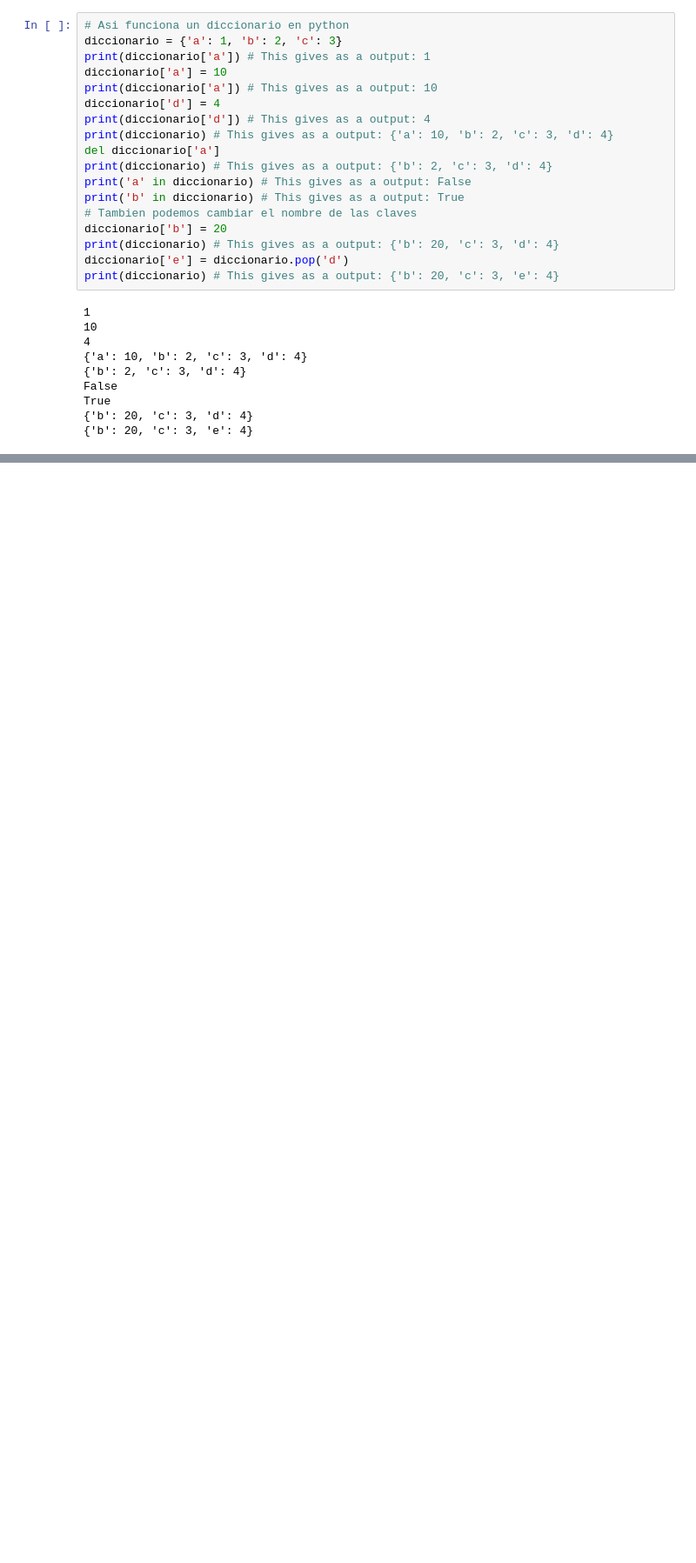
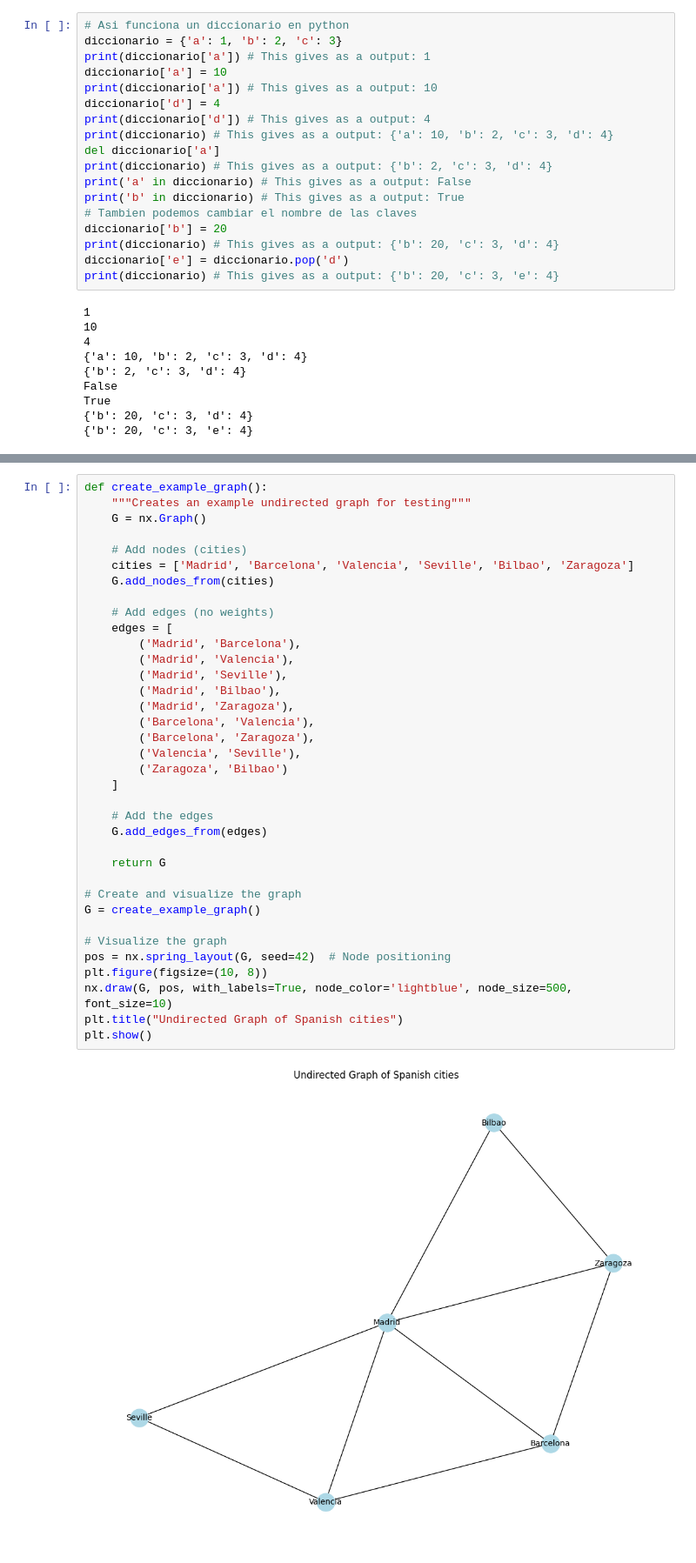
Before and after one commit to AhmedBegggaUA/MD2025, a Jupyter notebook: _build/jupyter_execute/kk.ipynb, the cells around one changed output, grey strips where cells are left out. Shown at 87% size. Saved outputs shown, nothing was run; the diff lists cells and outputs as text; blank space fills up the shorter version.

```diff
--- a/_build/jupyter_execute/kk.ipynb
+++ b/_build/jupyter_execute/kk.ipynb
@@ -72,0 +152,38 @@ True
+# %%
+def create_example_graph():
+    """Creates an example undirected graph for testing"""
+    G = nx.Graph()
+
+    # Add nodes (cities)
+    cities = ['Madrid', 'Barcelona', 'Valencia', 'Seville', 'Bilbao', 'Zaragoza']
+    G.add_nodes_from(cities)
+
+    # Add edges (no weights)
+    edges = [
+        ('Madrid', 'Barcelona'),
+        ('Madrid', 'Valencia'),
+        ('Madrid', 'Seville'),
+        ('Madrid', 'Bilbao'),
+        ('Madrid', 'Zaragoza'),
+        ('Barcelona', 'Valencia'),
+        ('Barcelona', 'Zaragoza'),
+        ('Valencia', 'Seville'),
+        ('Zaragoza', 'Bilbao')
+    ]
+
+    # Add the edges
+    G.add_edges_from(edges)
+
+    return G
+
+# Create and visualize the graph
+G = create_example_graph()
+
+# Visualize the graph
+pos = nx.spring_layout(G, seed=42)  # Node positioning
+plt.figure(figsize=(10, 8))
+nx.draw(G, pos, with_labels=True, node_color='lightblue', node_size=500, font_size=10)
+plt.title("Undirected Graph of Spanish cities")
+plt.show()
+# %% [output]
+[figure, added]
```
Also changed, not shown: parts of 5 cells of this notebook, 55 other files.
